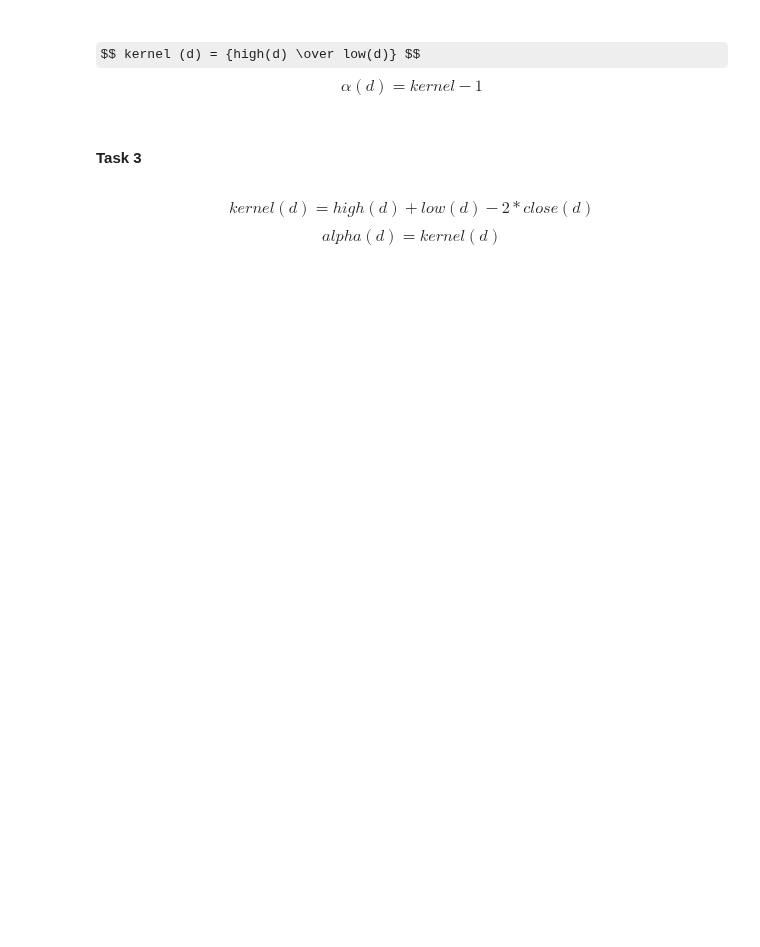
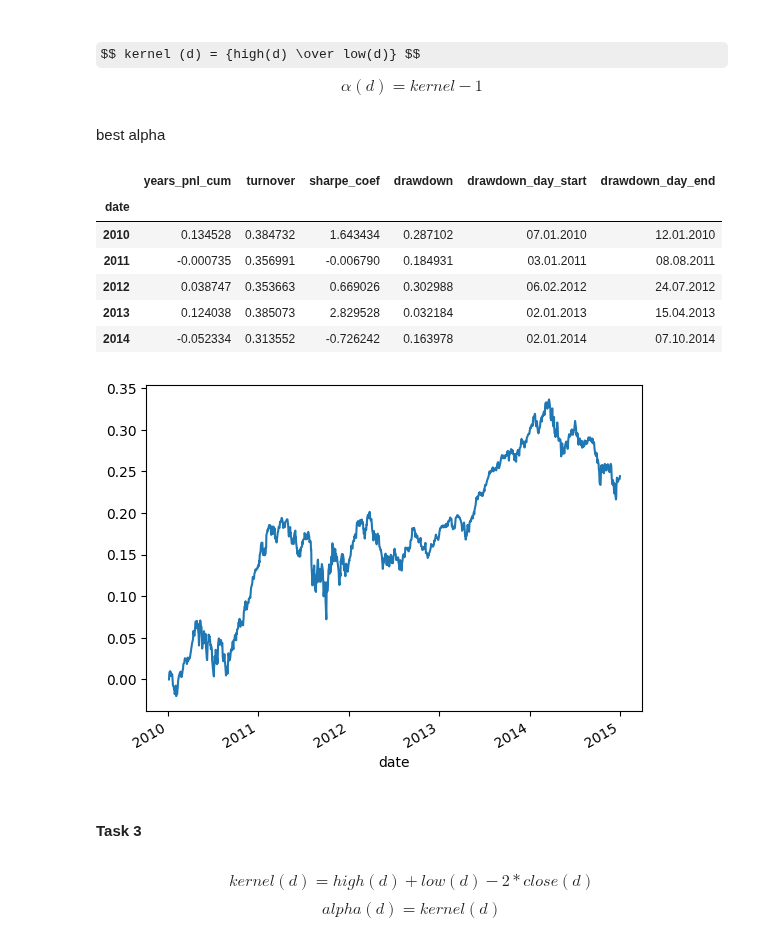
Before and after one commit to ChingisBadmaev/sirius_university, a Jupyter notebook: finding_alphas/task_list_2/main.ipynb, the cells around one changed output. Drawn from its saved outputs; the diff is of its cells as text; code cells hidden in the pictures; some formulas as TeX source; blank space fills up the shorter version.

```diff
--- a/finding_alphas/task_list_2/main.ipynb
+++ b/finding_alphas/task_list_2/main.ipynb
@@ -177,11 +229,13 @@ generate_alphas(data_returns, algh_alpha_high_minus_low, data_open=data_open, da
 $$ kernel (d) = {high(d) \over low(d)} $$
 $$ \alpha (d) = kernel - 1 $$
 # %%
-def algh_alpha_high_over_low(n=1, data_close=0, data_open=0, data_high=0, data_low=0, volume=0,cut_middle_coef=0, cut_outliers_coef=0, ranking=False):
+def algh_alpha_high_over_low(n=1, data_close=0, data_open=0, data_high=0, data_low=0, volume=0,cut_middle_coef=0, cut_outliers_coef=0, ranking=False, decaying=False, decay_d=0, decay_k=0):
     kernel = data_high / data_low
     alpha = kernel - 1
+    if decaying == True:
+        alpha = get_decay_alpha(alpha, decay_d, decay_k)
     if ranking ==True:
-        kernel = kernel.T.apply(lambda x: get_rank(x)).T
+        alpha = alpha.T.apply(lambda x: get_rank(x)).T
     alpha = alpha.T.apply(lambda x: cut_outliers(x, cut_outliers_coef)).apply(lambda x: cut_middle(x, cut_middle_coef)).apply(neutralize).apply(normalize).T
     return alpha
 # %%
@@ -189,3 +243,16 @@ generate_alphas(data_returns, algh_alpha_high_over_low, data_high=data_high, dat
+# %% [markdown]
+best alpha
+# %%
+alpha_stats(data_returns, algh_alpha_high_over_low(data_high=data_high, data_low=data_low, cut_middle_coef=0, cut_outliers_coef=0, ranking=True, decaying=True, decay_d=10, decay_k=3))
+# %% [output]
+|  | years_pnl_cum | turnover | sharpe_coef | drawdown | drawdown_day_start | drawdown_day_end |
+| date |  |  |  |  |  |  |
+| 2010 | 0.134528 | 0.384732 | 1.643434 | 0.287102 | 07.01.2010 | 12.01.2010 |
+| 2011 | -0.000735 | 0.356991 | -0.006790 | 0.184931 | 03.01.2011 | 08.08.2011 |
+| 2012 | 0.038747 | 0.353663 | 0.669026 | 0.302988 | 06.02.2012 | 24.07.2012 |
+| 2013 | 0.124038 | 0.385073 | 2.829528 | 0.032184 | 02.01.2013 | 15.04.2013 |
+| 2014 | -0.052334 | 0.313552 | -0.726242 | 0.163978 | 02.01.2014 | 07.10.2014 |
+[figure, added]
 # %% [markdown]
 #### Task 3
 # %% [markdown]
```
Also changed, not shown: parts of 55 cells of this notebook.
